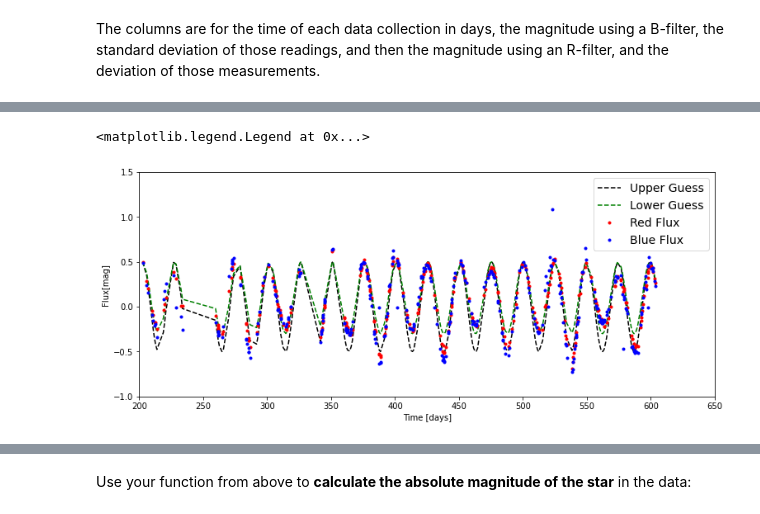
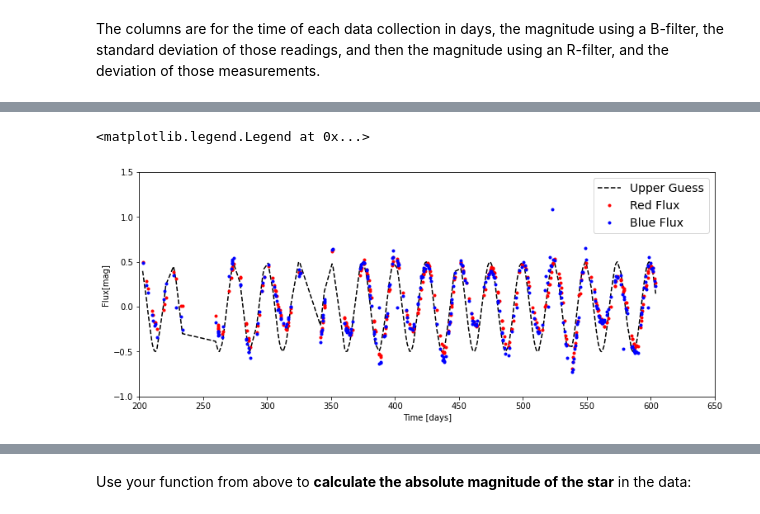
Before and after one commit to simonlowry1/Astro3190_Lowry, a Jupyter notebook: lessons/Cepheid_research_Lowry.ipynb, the cells around one changed output, grey strips where cells are left out. Saved outputs shown, nothing was run; the diff lists cells and outputs as text; code cells hidden in the pictures.

```diff
--- a/lessons/Cepheid_research_Lowry.ipynb
+++ b/lessons/Cepheid_research_Lowry.ipynb
@@ -79,41 +79,41 @@ def flux(a,p,t,o):
     return flux
 # %%
 # Define some variables you'll need for your function
-period_guess = 24.8
+period_guess = 24.91636
 amplitude_guess = 0.5
-offset_guess = -2
+offset_guess = -5.5
 
 # Set a figure size
 plt.figure(figsize=(12.5,5))
 
 # Plot my flux curve assuming the above values:
 # Note: as long as your plot command is enclosed by (),
 # you can make it run more than oneline,
 # which helps when you've got a lot of arguments
 
 plt.plot(data_table['Time'],
          flux(amplitude_guess,period_guess,data_table['Time'],offset_guess),
          linestyle='--',color='k',label='Upper Guess')
 
-plt.plot(data_table['Time'],
-         flux(0.4,24.8,data_table['Time'],-2)+0.1,
-         linestyle='--',color='g',label='Lower Guess')
+#plt.plot(data_table['Time'],
+ #        flux(0.4,24.8,data_table['Time'],-2)+0.1,
+  #       linestyle='--',color='g',label='Lower Guess')
 
 # Plot data points for blue and red magnitudes
 plt.plot(data_table['Time'],data_table['Red'],'.',color='red',label='Red Flux')
 plt.plot(data_table['Time'],data_table['Blue'],'.',color='blue',label='Blue Flux')
 
 plt.xlim(200,650)
 plt.ylim(-1,1.5)
 
 plt.xlabel('Time [days]')
 plt.ylabel('Flux[mag]')
 
 # Add a legend
 plt.legend(fontsize=14)
 # %% [output]
 <matplotlib.legend.Legend at 0x...>
-[figure, old version]
+[figure, new version]
 # %% [markdown]
 ### Period-luminosity relation
 
```
Also changed, not shown: parts of 8 cells of this notebook.
